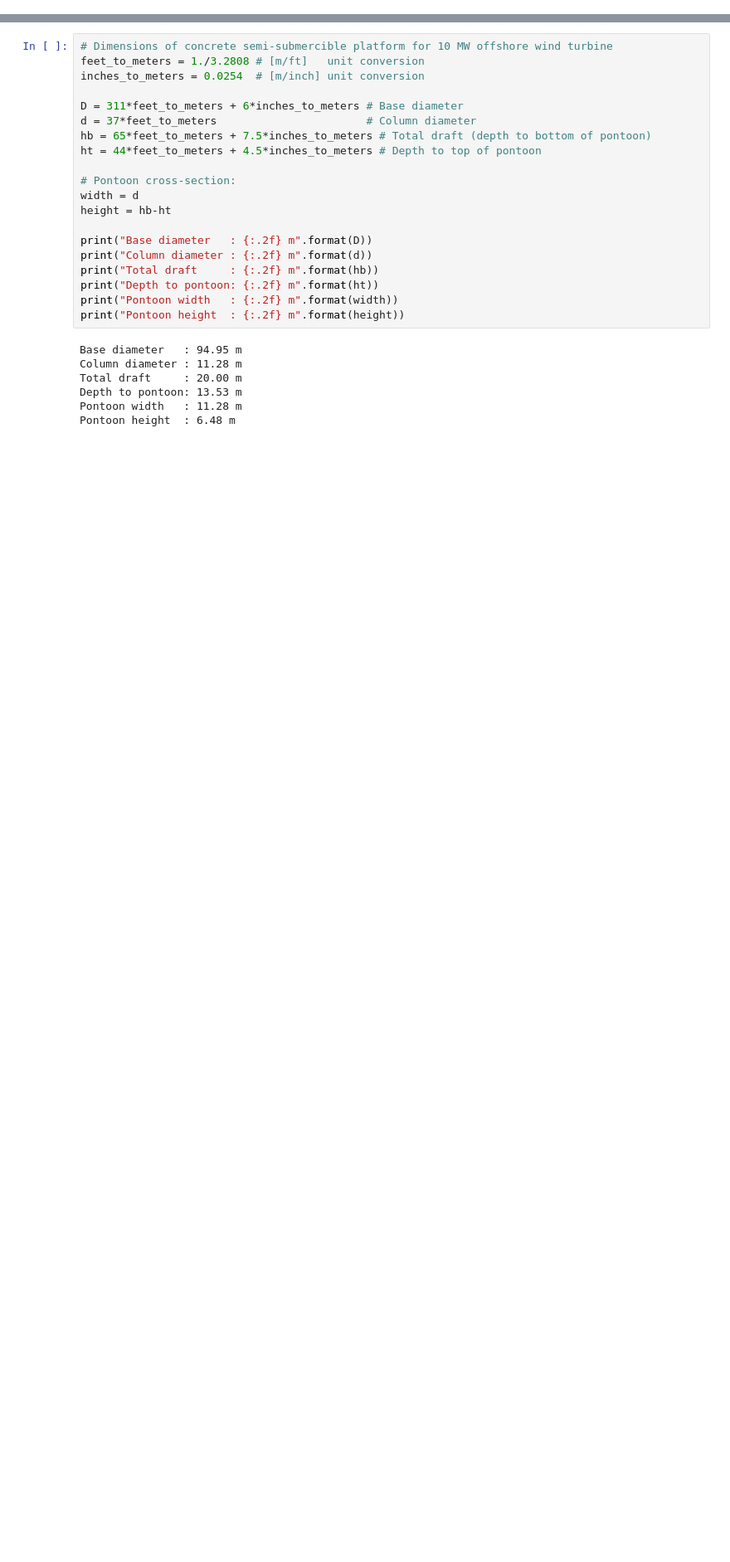
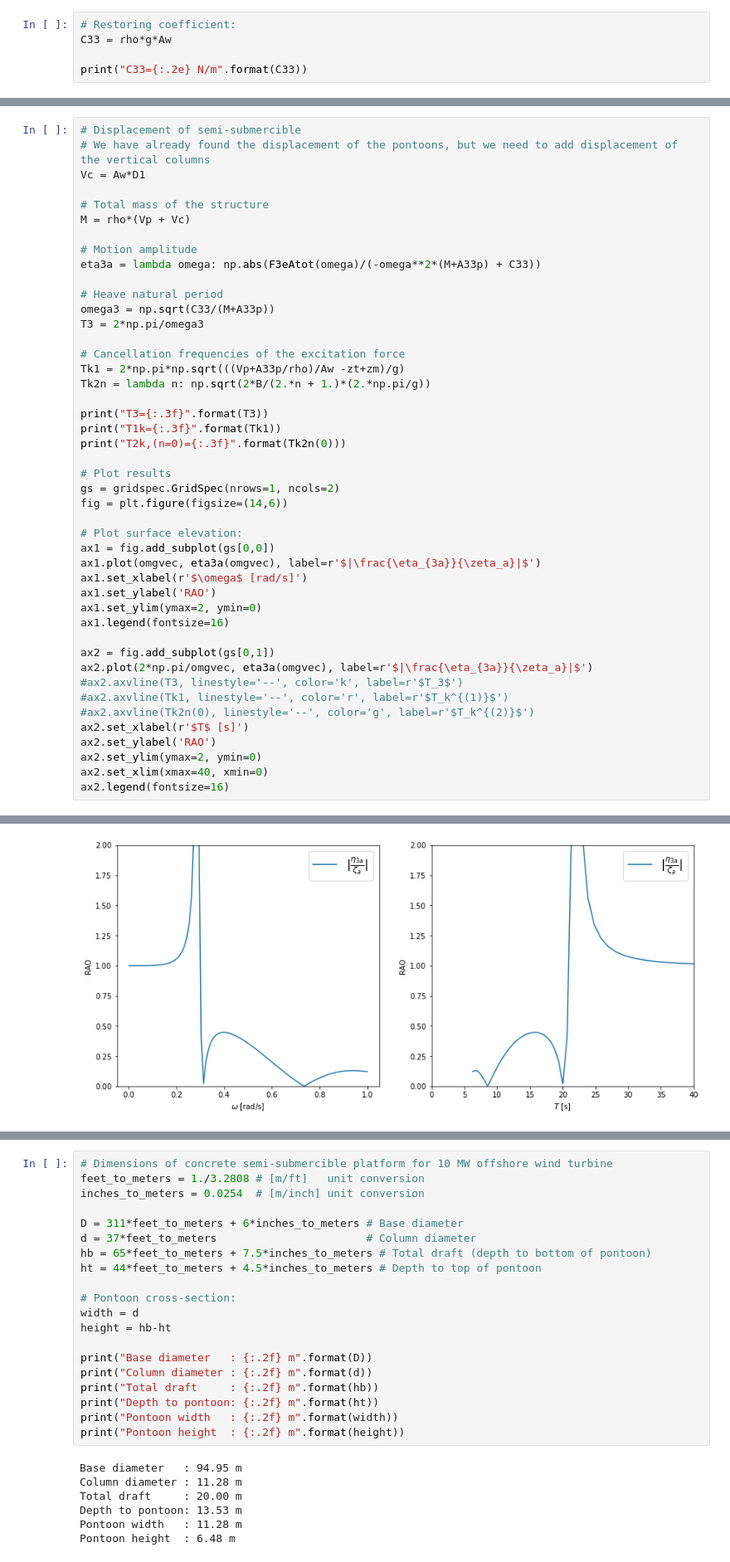
Before and after one commit to hydrodavid/tmr4247, a Jupyter notebook: Lecture_7.ipynb, the cells around one changed output, grey strips where cells are left out. Shown at 83% size. Cells and saved outputs as stored; diff of their text form; blank space fills up the shorter version.

```diff
--- a/Lecture_7.ipynb
+++ b/Lecture_7.ipynb
@@ -122,0 +217,5 @@ The pontoons have lenght $L=100$ m and rectangular cross-section with dimensions
+# %%
+# Restoring coefficient:
+C33 = rho*g*Aw
+
+print("C33={:.2e} N/m".format(C33))
@@ -122,0 +246,46 @@ The pontoons have lenght $L=100$ m and rectangular cross-section with dimensions
+# %%
+# Displacement of semi-submercible
+# We have already found the displacement of the pontoons, but we need to add displacement of the vertical columns
+Vc = Aw*D1
+
+# Total mass of the structure
+M = rho*(Vp + Vc)
+
+# Motion amplitude
+eta3a = lambda omega: np.abs(F3eAtot(omega)/(-omega**2*(M+A33p) + C33))
+
+# Heave natural period
+omega3 = np.sqrt(C33/(M+A33p))
+T3 = 2*np.pi/omega3
+
+# Cancellation frequencies of the excitation force
+Tk1 = 2*np.pi*np.sqrt(((Vp+A33p/rho)/Aw -zt+zm)/g)
+Tk2n = lambda n: np.sqrt(2*B/(2.*n + 1.)*(2.*np.pi/g))
+
+print("T3={:.3f}".format(T3))
+print("T1k={:.3f}".format(Tk1))
+print("T2k,(n=0)={:.3f}".format(Tk2n(0)))
+
+# Plot results
+gs = gridspec.GridSpec(nrows=1, ncols=2)
+fig = plt.figure(figsize=(14,6))
+
+# Plot surface elevation:
+ax1 = fig.add_subplot(gs[0,0])
+ax1.plot(omgvec, eta3a(omgvec), label=r'$|\frac{\eta_{3a}}{\zeta_a}|$')
+ax1.set_xlabel(r'$\omega$ [rad/s]')
+ax1.set_ylabel('RAO')
+ax1.set_ylim(ymax=2, ymin=0)
+ax1.legend(fontsize=16)
+
+ax2 = fig.add_subplot(gs[0,1])
+ax2.plot(2*np.pi/omgvec, eta3a(omgvec), label=r'$|\frac{\eta_{3a}}{\zeta_a}|$')
+#ax2.axvline(T3, linestyle='--', color='k', label=r'$T_3$')
+#ax2.axvline(Tk1, linestyle='--', color='r', label=r'$T_k^{(1)}$')
+#ax2.axvline(Tk2n(0), linestyle='--', color='g', label=r'$T_k^{(2)}$')
+ax2.set_xlabel(r'$T$ [s]')
+ax2.set_ylabel('RAO')
+ax2.set_ylim(ymax=2, ymin=0)
+ax2.set_xlim(xmax=40, xmin=0)
+ax2.legend(fontsize=16)
+# %% [output]
@@ -122,0 +296 @@ The pontoons have lenght $L=100$ m and rectangular cross-section with dimensions
+[figure, added]
```
Also changed, not shown: parts of 13 cells of this notebook, 3 other files.
